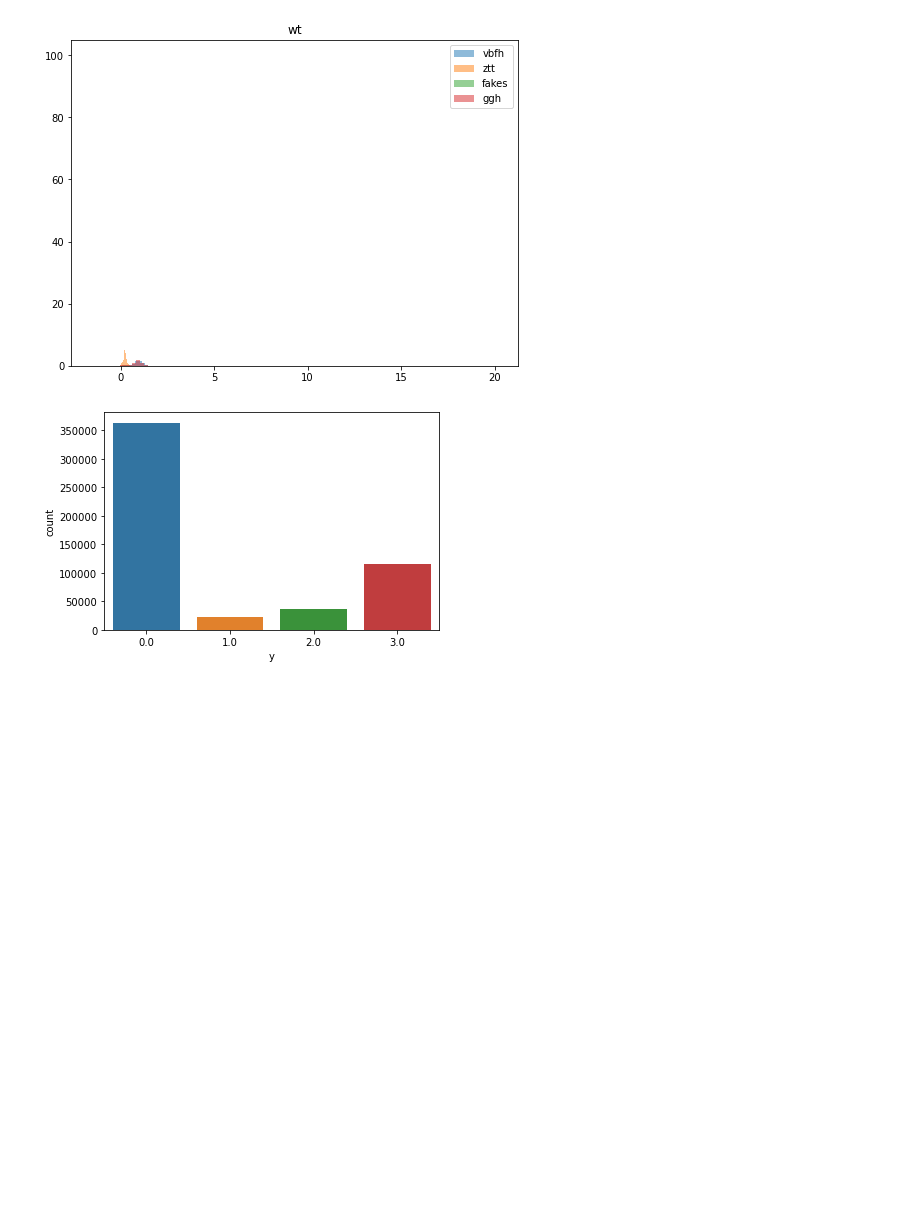
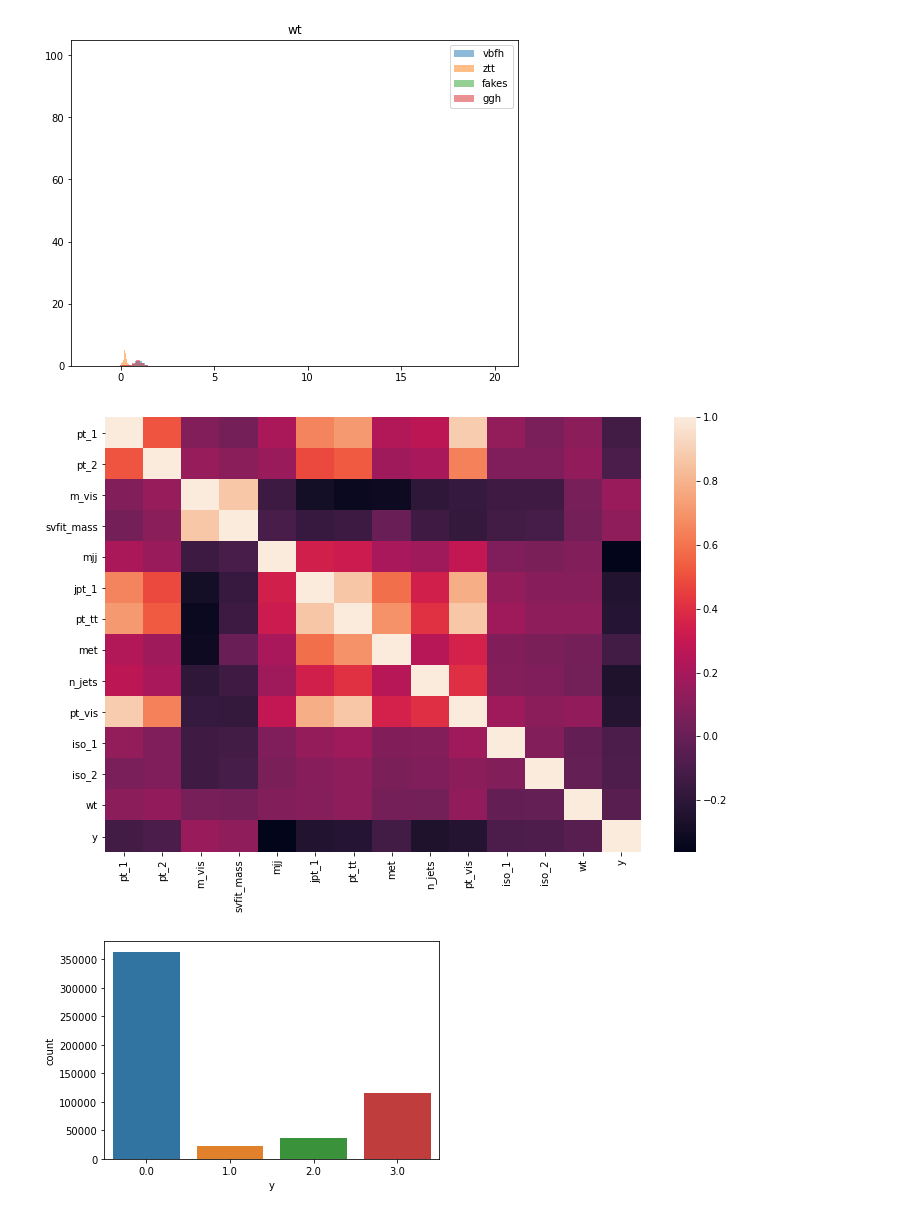
Before and after one commit to stanleyycheung/MSci-Project-HiggsTauTau, a Jupyter notebook: stanley/signal_background_EDA.ipynb, the cells around one changed output. Saved outputs shown, nothing was run; the diff lists cells and outputs as text; code cells hidden in the pictures; blank space fills up the shorter version.

```diff
--- a/stanley/signal_background_EDA.ipynb
+++ b/stanley/signal_background_EDA.ipynb
@@ -149,9 +149,11 @@ plt.show()
 [figure]
 # %%
 import seaborn as sns
-plt.figure(figsize=(8,6))
+plt.figure(figsize=(12,8))
 sns.heatmap(df.drop(selectors, axis=1).corr())
 plt.show()
+# %% [output]
+[figure, added]
 # %%
 sns.countplot(df['y'])
 plt.savefig('./signal_background/eda/class_count.png')
```
Also changed, not shown: 2 other files.
